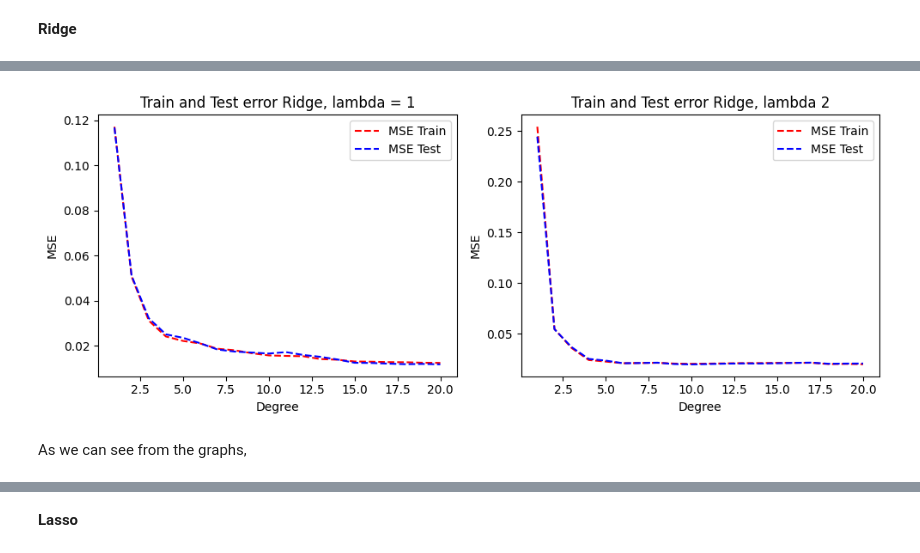
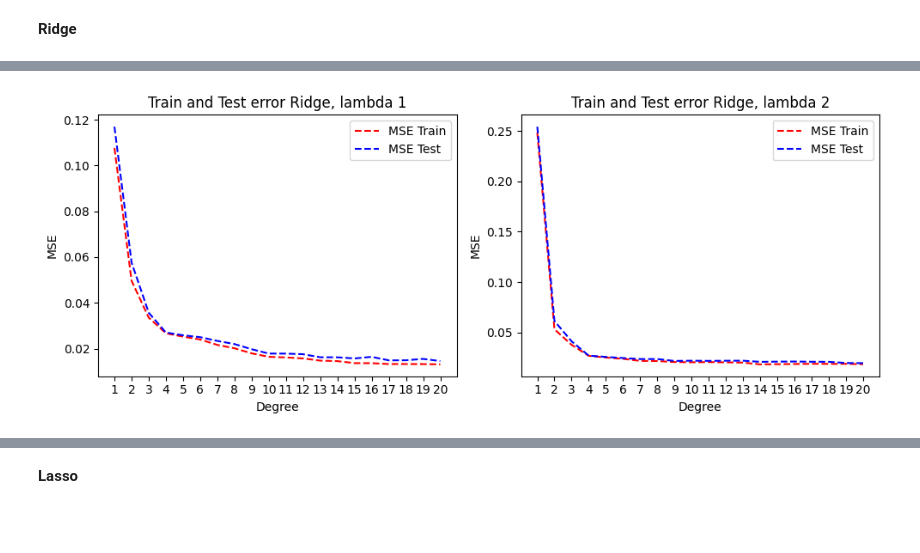
Before and after one commit to alessiasanfelici/FYS-STK4155, a Jupyter notebook: Project bozza/Exercise g.ipynb, the cells around one changed output, grey strips where cells are left out. Drawn from its saved outputs; the diff is of its cells as text; code cells hidden in the pictures; blank space fills up the shorter version.

```diff
--- a/Project bozza/Exercise g.ipynb
+++ b/Project bozza/Exercise g.ipynb
@@ -182,7 +184,7 @@ The above figure represents both the Mean Square Error and the coefficient $R^2$
 # %%
 # Set the values of lambda
 nlambdas = 100
-lambdas = np.logspace(-4, 20, nlambdas)
+lambdas = np.logspace(-4, 10, nlambdas)
 
 MSE_train = np.zeros((nlambdas, maxdegree))
 MSE_test = np.zeros((nlambdas, maxdegree))
@@ -239,28 +241,28 @@ print(lambdas[50])
 # %%
-fig, axs = plt.subplots(1, 2, figsize=(10, 4))  # 1 row, 2 columns
+fig, axs = plt.subplots(1, 2, figsize = (10, 4))  # 1 row, 2 columns
 
-# Plot for lambda = 0.0001
+# Plot for lambda = 0.00001
 axs[0].plot(range(1, maxdegree + 1), MSE_train[0], 'r--', label='MSE Train')
 axs[0].plot(range(1, maxdegree + 1), MSE_test[0], 'b--', label='MSE Test')
 axs[0].set_xlabel('Degree')
 axs[0].set_ylabel('MSE')
-axs[0].set_title('Train and Test error Ridge, lambda = 1')
+axs[0].set_xticks(ticks = range(1, maxdegree + 1))
+axs[0].set_title('Train and Test error Ridge, lambda 1')
 axs[0].legend()
 
-# Plot for lambda = 132194114.84660287
-axs[1].plot(range(1, maxdegree + 1), MSE_train[50], 'r--', label='MSE Train')
-axs[1].plot(range(1, maxdegree + 1), MSE_test[50], 'b--', label='MSE Test')
+# Plot for lambda = 572236.765935022
+axs[1].plot(range(1, maxdegree + 1), MSE_train[69], 'r--', label='MSE Train')
+axs[1].plot(range(1, maxdegree + 1), MSE_test[69], 'b--', label='MSE Test')
 axs[1].set_xlabel('Degree')
 axs[1].set_ylabel('MSE')
 axs[1].set_title('Train and Test error Ridge, lambda 2')
+axs[1].set_xticks(ticks = range(1, maxdegree + 1))
 axs[1].legend()
 
 plt.tight_layout()
 plt.savefig("Ridge_lambda_comparison.png")
 
 # Show the figure
 plt.show()
 # %% [output]
-[figure, old version]
+[figure, new version]
-# %% [markdown]
-As we can see from the graphs,
```
Also changed, not shown: parts of 18 cells of this notebook, 6 other files.
